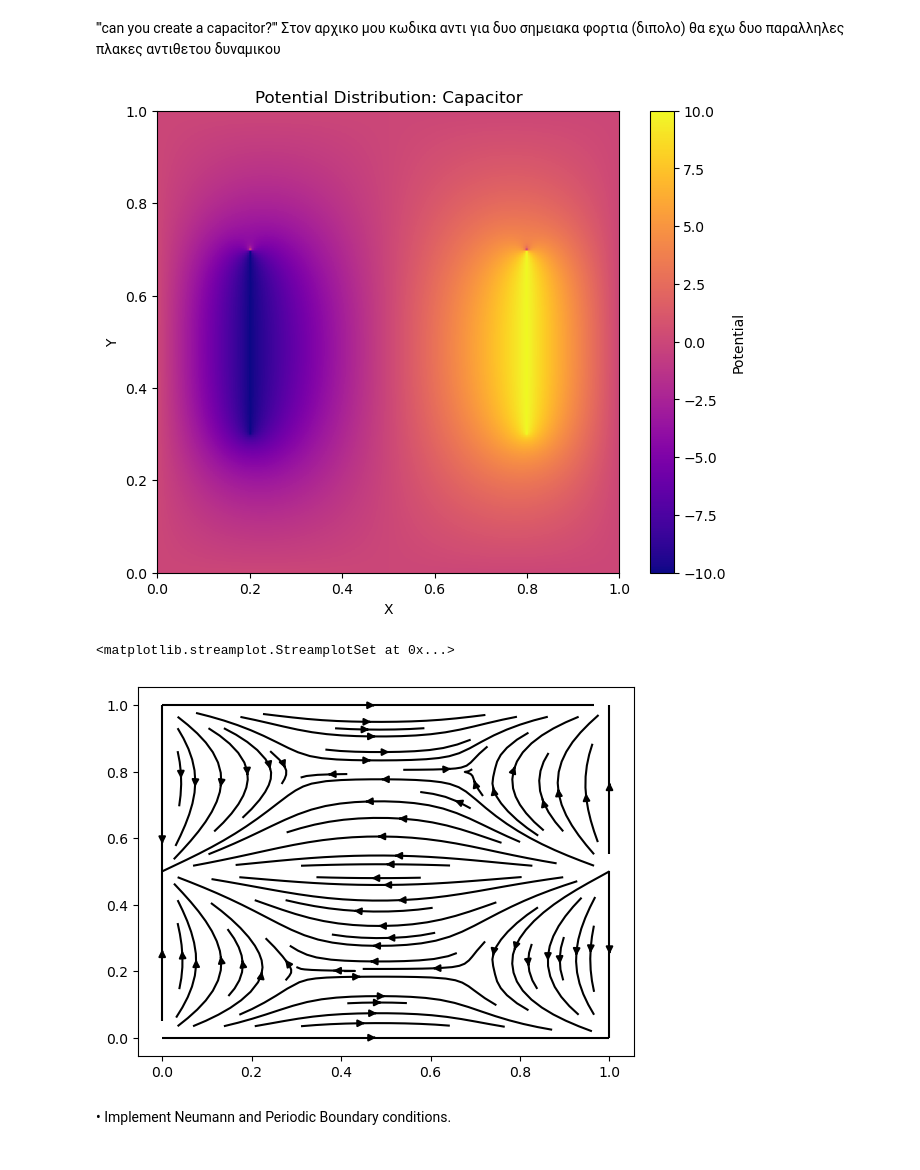
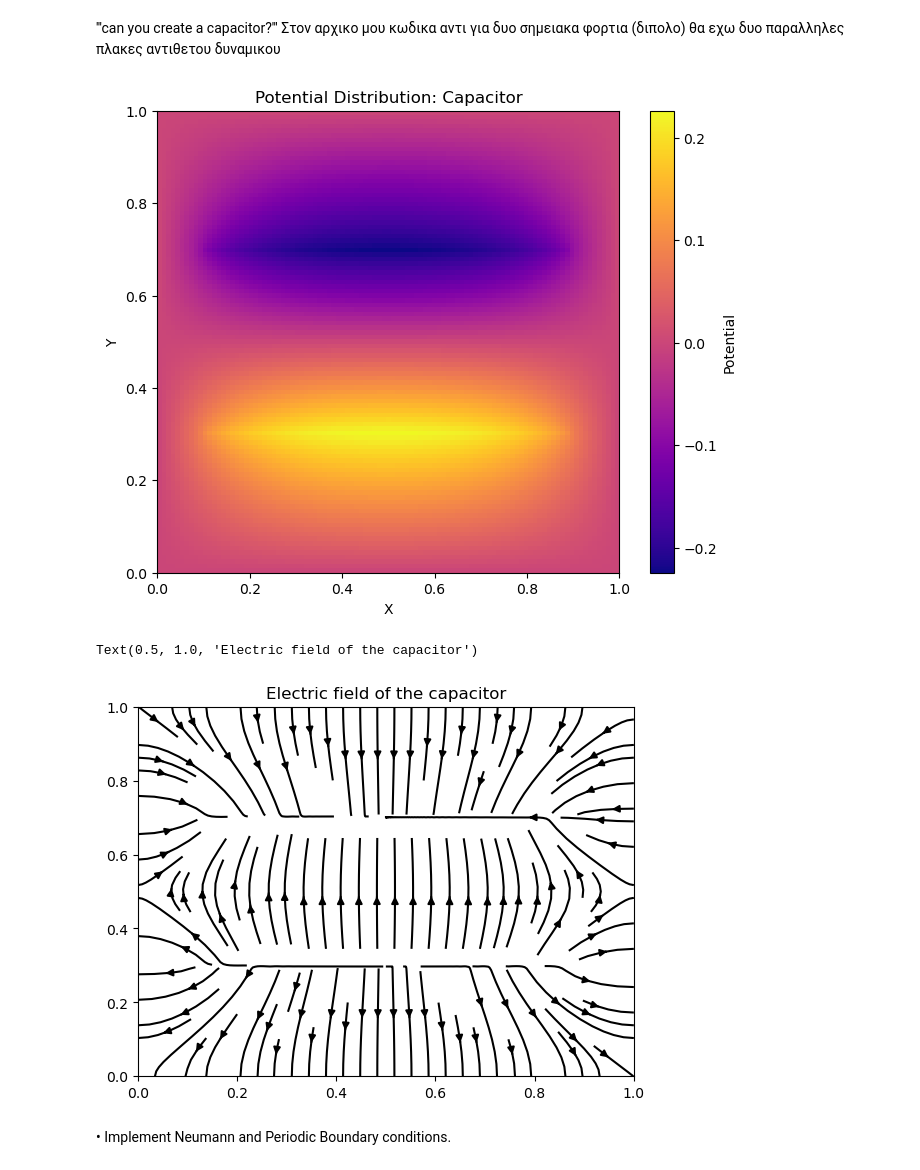
Before and after one commit to VeganSouvlaki/CP, a Jupyter notebook: ΠΡΟΤΖΕΚΤ.ipynb, the cells around one changed output. Cells and saved outputs as stored; diff of their text form; code cells hidden in the pictures.

```diff
--- a/ΠΡΟΤΖΕΚΤ.ipynb
+++ b/ΠΡΟΤΖΕΚΤ.ipynb
@@ -398,11 +390,11 @@ warnings.filterwarnings("ignore")
 # Ορισμός του πλέγματος και του χώρου
 xmin, ymin = 0, 0
 xmax, ymax = 1, 1
-N = 200  # Πλέγμα 100x100
+N = 100  # Πλέγμα 100x100
 h = (xmax - xmin) / (N - 1)  # Βήμα του πλέγματος
 
 
-def convE_capacitor(Etol=1e-6, N=200, w=1.75, max_iter=20000):
+def convE_capacitor(Etol=1e-6, N=100, w=1.75, max_iter=20000):
     ite = 0
     h = (xmax - xmin) / (N - 1)  # Βήμα του πλέγματος
     sfalma = 1  # Αρχικό σφάλμα (για την σύγκλιση)
@@ -411,70 +403,56 @@ def convE_capacitor(Etol=1e-6, N=200, w=1.75, max_iter=20000):
     # Ορισμός του πλέγματος
     x = np.linspace(xmin, xmax, N+1)
     y = np.linspace(ymin, ymax, N+1)
+    S=np.zeros((N+1,N+1))
     pfilist = np.zeros((N+1, N+1))  # Πίνακας ηλεκτρικού δυναμικού
 
     ################################################################################
-    V0 = 10  # Τάση μεταξύ των πλακών
-    plate_width = int(N * 0.4)  # Το πλάτος των πλακών είναι το 80% του πλέγματος
 
-    # Καθορισμός θέσης των πλακών
-    top_plate_y = int(0.8 * N)  # Άνω πλάκα στη γραμμή 80 (για Ν=100)
-    bottom_plate_y = int(0.2 * N)  # Κάτω πλάκα στη γραμμή 20 (για Ν=100)
-
-    # Τοποθέτηση των πλακών στο πλέγμα με σταθερό δυναμικό
-    start_x = (N - plate_width) // 2  # Αρχή πλάκας - // ακεραια διαιρεση
-    end_x = (N + plate_width) // 2  # Τέλος πλάκας
-
-    # Άνω πλάκα (+V0)
-    pfilist[top_plate_y, start_x:end_x] = V0
-
-    # Κάτω πλάκα (-V0)
-    pfilist[bottom_plate_y, start_x:end_x] = -V0
-
+    S[30, 10:90] = 200
+    S[70, 10:90] = -200
     pfilist[0,] = 0 #dirichlet
     pfilist[-1,:] = 0
     pfilist[:,0] = 0
     pfilist[:,-1] = 0
+
 
     ##############################################################################
 
     while sfalma > Etol and ite < max_iter:
         ite += 1
 
         for i in range(1, N):
             for j in range(1, N):
-                # Εξαιρούμε τα σημεία των πλακών
-                if not ((int(0.8*N) == i and (N - plate_width) // 2 <= j <= (N + plate_width) // 2) or
-                        (int(0.2*N) == i and (N - plate_width) // 2 <= j <= (N + plate_width) // 2)):
                     pfilist[i, j] = (1 - w) * pfilist[i, j] + (w / 4) * (
                         pfilist[i+1, j] + pfilist[i-1, j] +
-                        pfilist[i, j+1] + pfilist[i, j-1]
+                        pfilist[i, j+1] + pfilist[i, j-1]+h**2*S[i,j]
                     )
         E1 = np.sum((pfilist[1:, :] - pfilist[:-1, :]) ** 2)
         E2 = np.sum((pfilist[:, 1:] - pfilist[:, :-1]) ** 2)
         Etmp = 0.5 * (E1 + E2)
 
         sfalma = np.abs(Etmp - E)
         E = Etmp  # Αποθήκευση της νέας τιμής ενέργειας
 
     return pfilist, E, ite
 
 potential, energy, iterations = convE_capacitor()
 
 plt.figure(figsize=(8, 6))
-plt.imshow(potential.T, cmap='plasma', origin='lower', extent=[xmin, xmax, ymin, ymax])
+plt.imshow(potential, cmap='plasma', origin='lower', extent=[xmin, xmax, ymin, ymax])
 plt.colorbar(label="Potential")
 plt.title("Potential Distribution: Capacitor")
 plt.xlabel("X")
 plt.ylabel("Y")
 plt.show() #as sxediasw kai to hlektrko pedio
 
-Ex, Ey = np.gradient(-potential, h)
+Ey, Ex = np.gradient(-potential, h)
 plt.streamplot(np.linspace(0, 1, N+1), np.linspace(0, 1, N+1), Ex, Ey, color='black')
+plt.title("Electric field of the capacitor")
 # %% [output]
-[figure, old version]
+[figure, new version]
-<matplotlib.streamplot.StreamplotSet at 0x...>
+Text(0.5, 1.0, 'Electric field of the capacitor')
-[figure, old version]
+[figure, new version]
 # %% [markdown]
 • Implement Neumann and Periodic Boundary conditions.
 # %%
```
Also changed, not shown: parts of 14 cells of this notebook.
